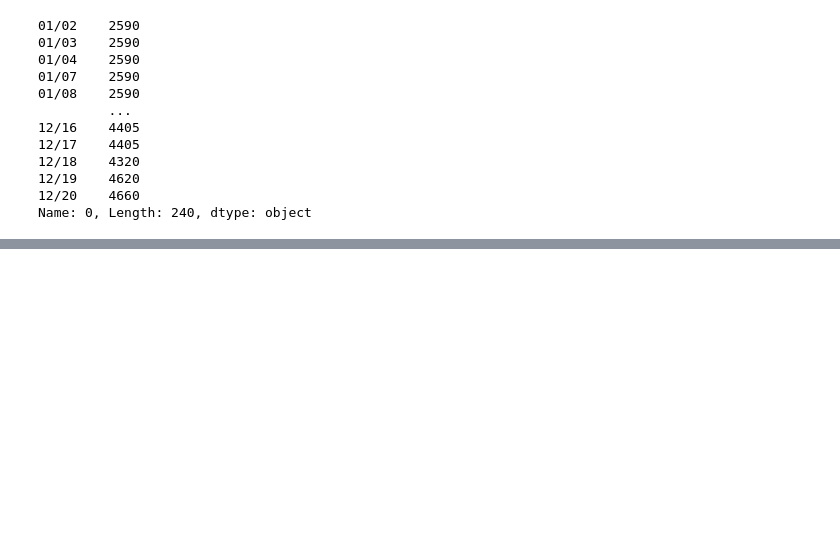
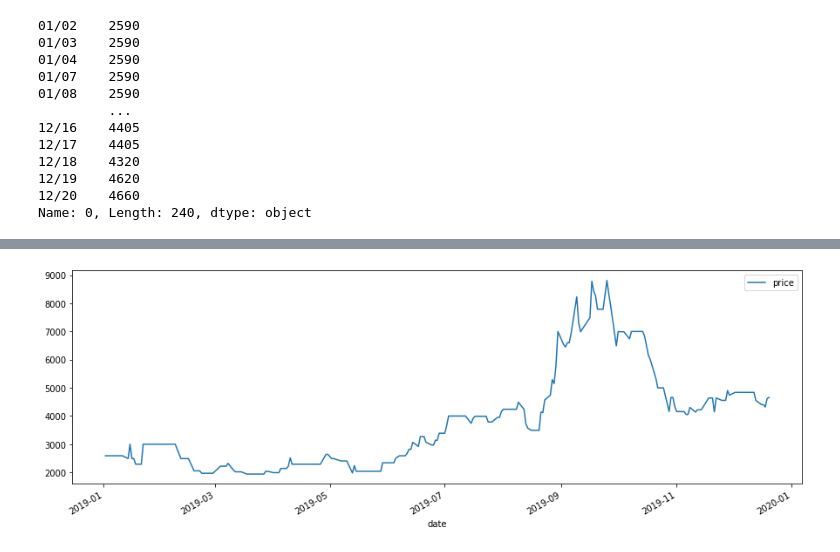
Before and after one commit to koreabao/public_data, a Jupyter notebook: 배추값.ipynb, the cells around one changed output, grey strips where cells are left out. Drawn from its saved outputs; the diff is of its cells as text; code cells hidden in the pictures; blank space fills up the shorter version.

```diff
--- a/배추값.ipynb
+++ b/배추값.ipynb
@@ -140,0 +138,4 @@ df19
+# %%
+df19['date'] = '2019-'+df19['date'].str[0:2]+'-'+df19['date'].str[3:5]     #★
+df19['date'] = pd.to_datetime(df19['date'])
+df19.info()
@@ -140,0 +198,4 @@ df19
+# %%
+df19.plot(figsize=(15,5));
+# %% [output]
+[figure, added]
```
Also changed, not shown: parts of 9 cells of this notebook.
